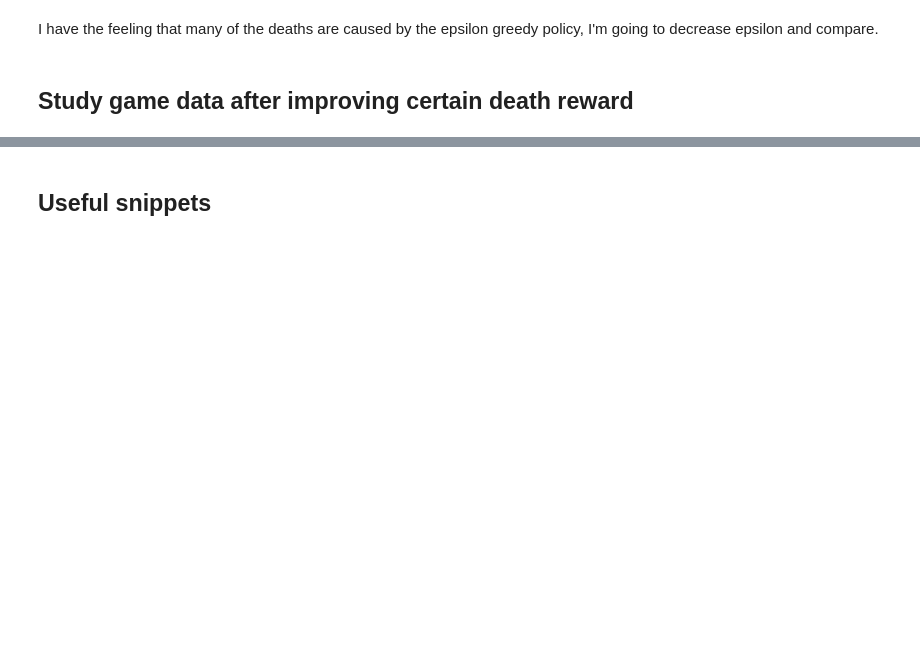
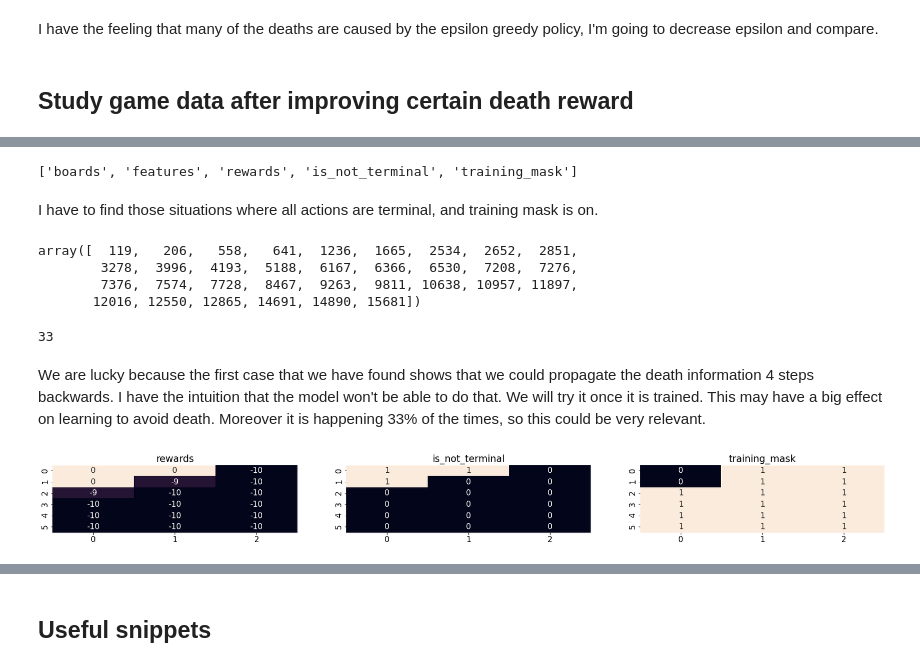
Before and after one commit to ironbar/hungry_geese, a Jupyter notebook: notebooks/010_ladder_of_agents_4.ipynb, the cells around one changed output, grey strips where cells are left out. Drawn from its saved outputs; the diff is of its cells as text; code cells hidden in the pictures; blank space fills up the shorter version.

```diff
--- a/notebooks/010_ladder_of_agents_4.ipynb
+++ b/notebooks/010_ladder_of_agents_4.ipynb
@@ -580,0 +673,33 @@ explore_train_data('/mnt/hdd0/Kaggle/hungry_geese/models/46_train_from_zero_on/0
+# %%
+filepath = '/mnt/hdd0/Kaggle/hungry_geese/models/46_train_from_zero_on_terminal_kill_and_grow_reward/09_just_train_and_evaluate_reward_v2/epoch_03626_timestamp_2021_06_08_06_42_00.npz'
+data = dict(**np.load(filepath))
+list(data.keys())
+# %% [output]
+['boards', 'features', 'rewards', 'is_not_terminal', 'training_mask']
+# %% [markdown]
+I have to find those situations where all actions are terminal, and training mask is on.
+# %%
+indices = np.arange(len(data['rewards']))[((1 - np.max(data['is_not_terminal'], axis=1))*np.min(data['training_mask'], axis=1)) == 1]
+indices
+# %% [output]
+array([  119,   206,   558,   641,  1236,  1665,  2534,  2652,  2851,
+        3278,  3996,  4193,  5188,  6167,  6366,  6530,  7208,  7276,
+        7376,  7574,  7728,  8467,  9263,  9811, 10638, 10957, 11897,
+       12016, 12550, 12865, 14691, 14890, 15681])
+# %%
+len(indices)
+# %% [output]
+33
+# %% [markdown]
+We are lucky because the first case that we have found shows that we could propagate the death information 4 steps backwards. I have the intuition that the model won't be able to do that. We will try it once it is trained. This may have a big effect on learning to avoid death. Moreover it is happening 33% of the times, so this could be very relevant.
+# %%
+def visualize_rewards(idx, data):
+    plt.figure(figsize=(30, 2.5))
+    for plot_idx, key in enumerate(['rewards', 'is_not_terminal', 'training_mask']):
+        plt.subplot(1, 3, plot_idx + 1)
+        sns.heatmap(data[key][idx -5: idx + 1], annot=True, cbar=False)
+        plt.title(key)
+# %%
+visualize_rewards(indices[0], data)
+# %% [output]
+[figure, added]
```
Also changed, not shown: parts of 45 cells of this notebook, 5 other files.
